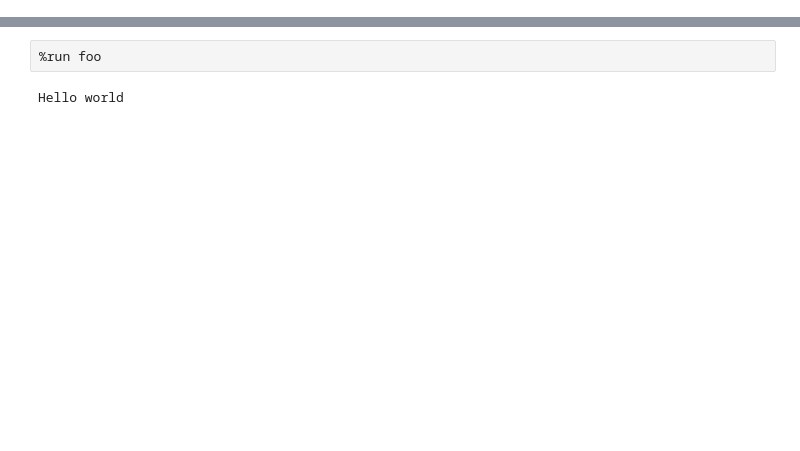
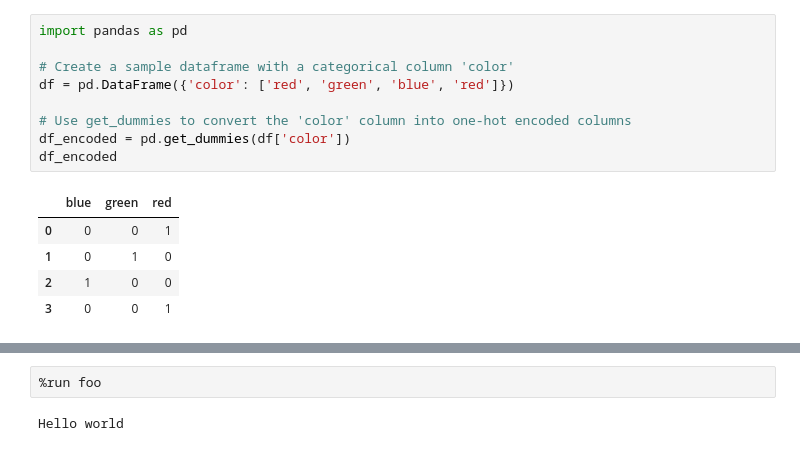
Before and after one commit to IgorBeHolder/Netology, a Jupyter notebook: Python_Tricks.ipynb, the cells around one changed output, grey strips where cells are left out. Cells and saved outputs as stored; diff of their text form; blank space fills up the shorter version.

```diff
--- a/Python_Tricks.ipynb
+++ b/Python_Tricks.ipynb
@@ -68,0 +36,15 @@ Wall time: 7.13 ms
+# %%
+import pandas as pd
+
+# Create a sample dataframe with a categorical column 'color'
+df = pd.DataFrame({'color': ['red', 'green', 'blue', 'red']})
+
+# Use get_dummies to convert the 'color' column into one-hot encoded columns
+df_encoded = pd.get_dummies(df['color'])
+df_encoded
+# %% [output]
+|  | blue | green | red |
+| 0 | 0 | 0 | 1 |
+| 1 | 0 | 1 | 0 |
+| 2 | 1 | 0 | 0 |
+| 3 | 0 | 0 | 1 |
```
Also changed, not shown: parts of 47 cells of this notebook, 12 other files.
